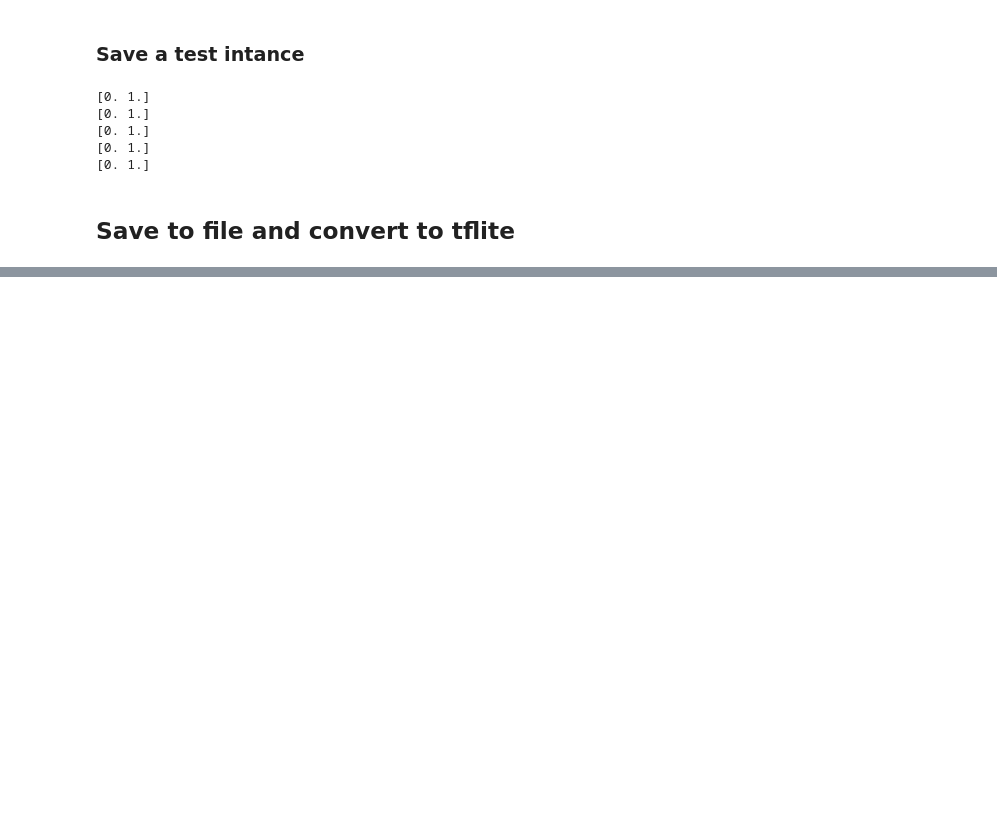
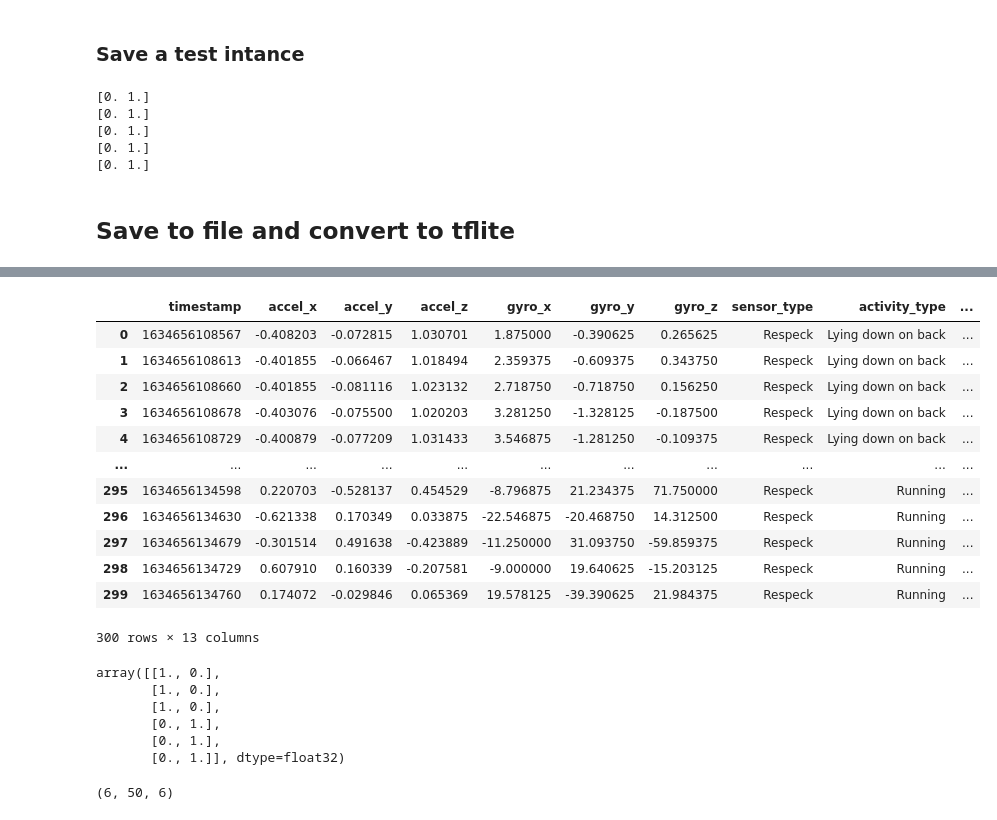
Before and after one commit to gwenty/pdiot-activity-tracker, a Jupyter notebook: ml/notebooks/making_a_model.ipynb, the cells around one changed output, grey strips where cells are left out. Drawn from its saved outputs; the diff is of its cells as text; code cells hidden in the pictures; blank space fills up the shorter version.

```diff
--- a/ml/notebooks/making_a_model.ipynb
+++ b/ml/notebooks/making_a_model.ipynb
@@ -374,0 +466,36 @@ INFO:tensorflow:Assets written to: models\cnn_walking_standing\assets
+# %%
+window_size = 50 # 50 datapoints for the window size, which, at 25Hz, means 2 seconds
+step_size = 50 # 25 is 50% overlap
+
+window_number = 0 # start a counter at 0 to keep track of the window number
+
+all_overlapping_windows = []
+
+# Grouping by activity rather than recording_id because I only have sonia's here
+for rid, group in df_sonia_0.groupby("activity_type"):
+    large_enough_windows = [window for window in group.rolling(window=window_size, min_periods=window_size) if len(window) == window_size]
+
+    overlapping_windows = large_enough_windows[::step_size]
+
+    # then we will append a window ID to each window
+    for window in overlapping_windows:
+        window.loc[:, 'window_id'] = window_number
+        window_number += 1
+
+    #print(overlapping_windows)
+
+    all_overlapping_windows.append(pd.concat(overlapping_windows).reset_index(drop=True))
+
+for rid, group in df_sonia_1.groupby("activity_type"):
+    large_enough_windows = [window for window in group.rolling(window=window_size, min_periods=window_size) if len(window) == window_size]
+
+    overlapping_windows = large_enough_windows[::step_size]
+
+    # then we will append a window ID to each window
+    for window in overlapping_windows:
+        window.loc[:, 'window_id'] = window_number
+        window_number += 1
+
+    #print(overlapping_windows)
+
+    all_overlapping_windows.append(pd.concat(overlapping_windows).reset_index(drop=True))
@@ -374,0 +513,17 @@ INFO:tensorflow:Assets written to: models\cnn_walking_standing\assets
+# %%
+final_sliding_windows_sonia = pd.concat(all_overlapping_windows).reset_index(drop=True)
+final_sliding_windows_sonia
+# %% [output]
+|  | timestamp | accel_x | accel_y | accel_z | gyro_x | gyro_y | gyro_z | sensor_type | activity_type | ... |
+| 0 | 1634656108567 | -0.408203 | -0.072815 | 1.030701 | 1.875000 | -0.390625 | 0.265625 | Respeck | Lying down on back | ... |
+| 1 | 1634656108613 | -0.401855 | -0.066467 | 1.018494 | 2.359375 | -0.609375 | 0.343750 | Respeck | Lying down on back | ... |
+| 2 | 1634656108660 | -0.401855 | -0.081116 | 1.023132 | 2.718750 | -0.718750 | 0.156250 | Respeck | Lying down on back | ... |
+| 3 | 1634656108678 | -0.403076 | -0.075500 | 1.020203 | 3.281250 | -1.328125 | -0.187500 | Respeck | Lying down on back | ... |
+| 4 | 1634656108729 | -0.400879 | -0.077209 | 1.031433 | 3.546875 | -1.281250 | -0.109375 | Respeck | Lying down on back | ... |
+| ... | ... | ... | ... | ... | ... | ... | ... | ... | ... | ... |
+| 295 | 1634656134598 | 0.220703 | -0.528137 | 0.454529 | -8.796875 | 21.234375 | 71.750000 | Respeck | Running | ... |
+| 296 | 1634656134630 | -0.621338 | 0.170349 | 0.033875 | -22.546875 | -20.468750 | 14.312500 | Respeck | Running | ... |
+| 297 | 1634656134679 | -0.301514 | 0.491638 | -0.423889 | -11.250000 | 31.093750 | -59.859375 | Respeck | Running | ... |
+| 298 | 1634656134729 | 0.607910 | 0.160339 | -0.207581 | -9.000000 | 19.640625 | -15.203125 | Respeck | Running | ... |
+| 299 | 1634656134760 | 0.174072 | -0.029846 | 0.065369 | 19.578125 | -39.390625 | 21.984375 | Respeck | Running | ... |
+300 rows × 13 columns
@@ -374,0 +541,15 @@ INFO:tensorflow:Assets written to: models\cnn_walking_standing\assets
+# %%
+y_test = final_sliding_windows_sonia.groupby("window_id")[['activity_type']].agg(np.min).replace(class_labels)['activity_type'].values
+y_test = np.asarray(pd.get_dummies(y_test), dtype=np.float32)
+y_test
+# %% [output]
+array([[1., 0.],
+       [1., 0.],
+       [1., 0.],
+       [0., 1.],
+       [0., 1.],
+       [0., 1.]], dtype=float32)
+# %%
+X_test.shape
+# %% [output]
+(6, 50, 6)
```
Also changed, not shown: parts of 18 cells of this notebook, 6 other files.
